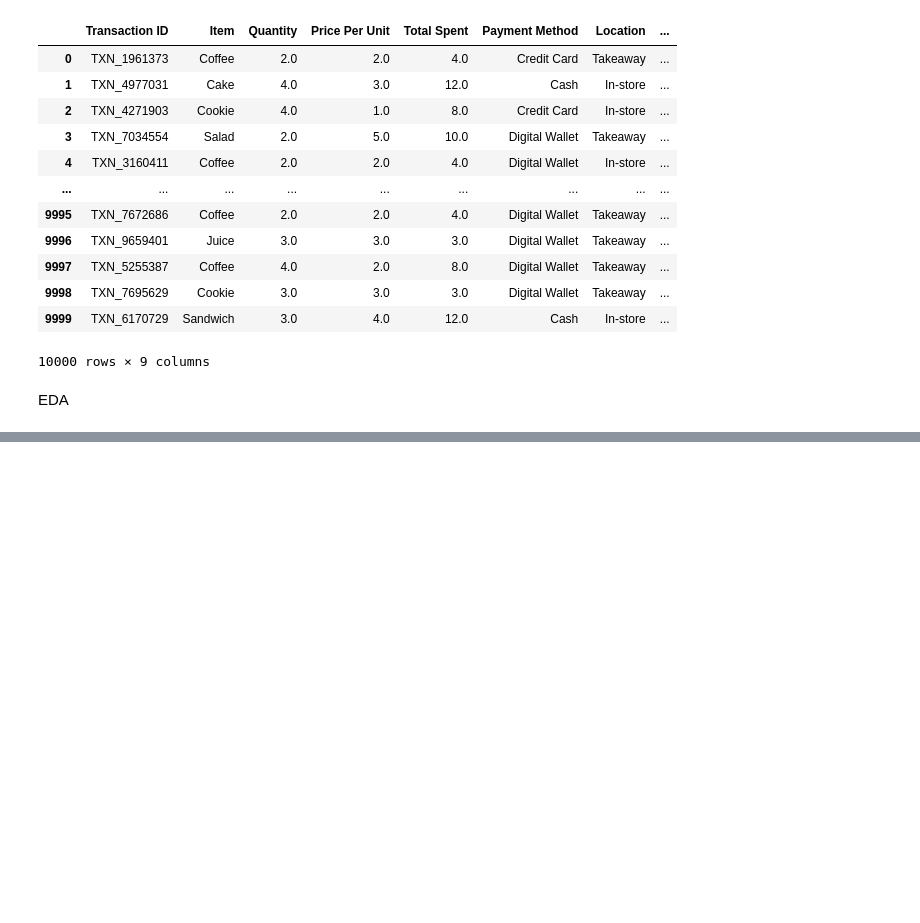
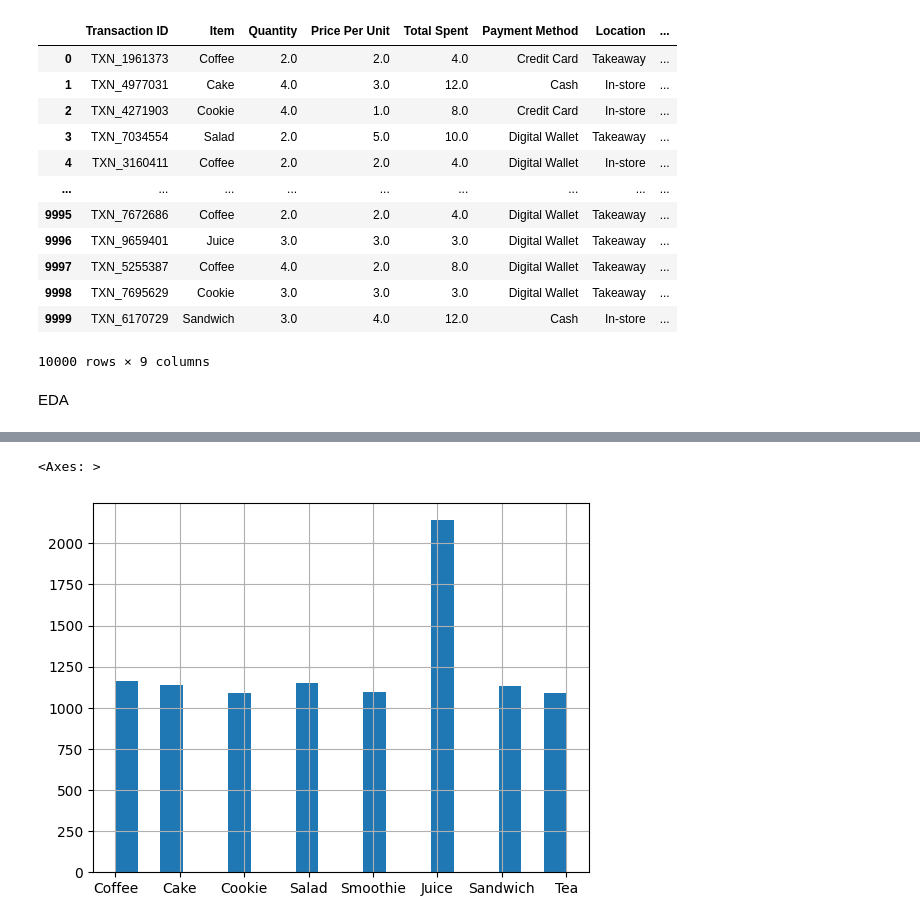
Before and after one commit to Dima1803Mel/Cafe_Sales, a Jupyter notebook: cafe_sales.ipynb, the cells around one changed output, grey strips where cells are left out. Cells and saved outputs as stored; diff of their text form; code cells hidden in the pictures; blank space fills up the shorter version.

```diff
--- a/cafe_sales.ipynb
+++ b/cafe_sales.ipynb
@@ -183,0 +317,5 @@ EDA
+# %%
+df['Item'].hist(bins=20)
+# %% [output]
+<Axes: >
+[figure, added]
```
Also changed, not shown: parts of 17 cells of this notebook, 1 other file.
